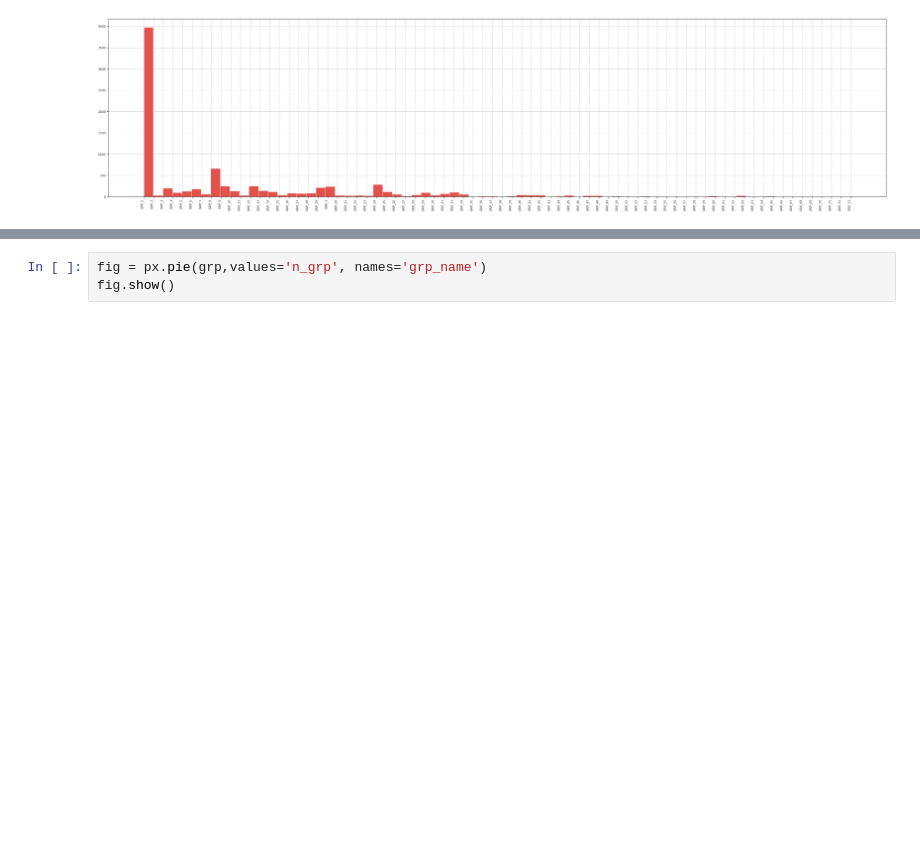
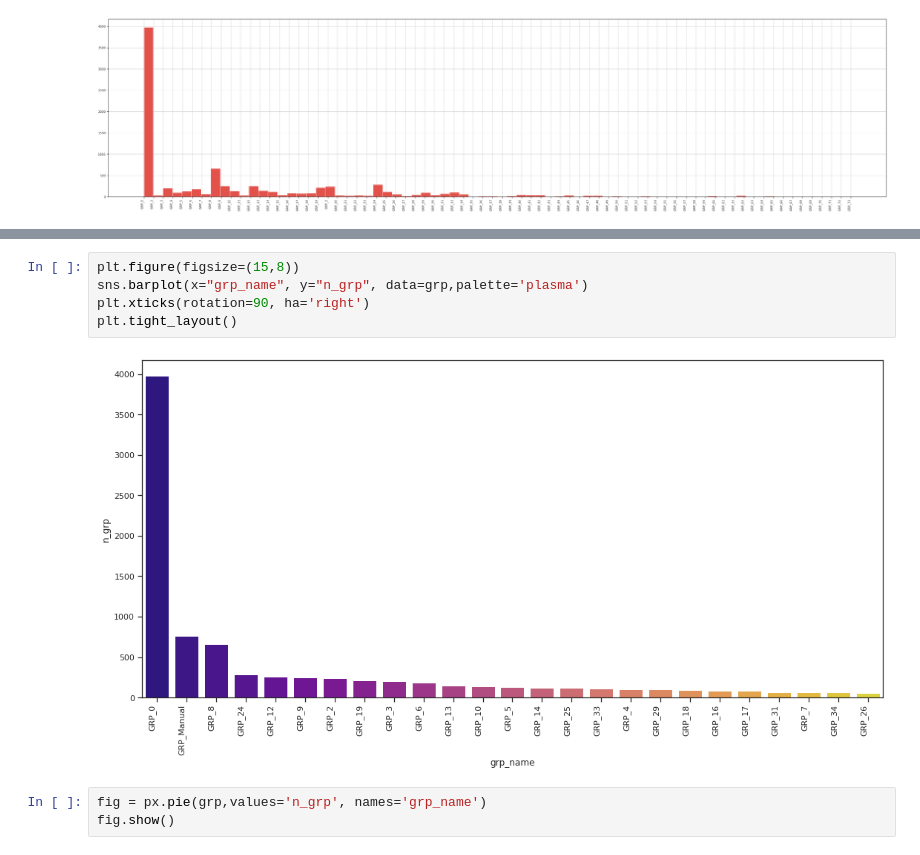
Before and after one commit to GLNLPGroup3/Capstone, a Jupyter notebook: EDA.ipynb, the cells around one changed output, grey strips where cells are left out. Drawn from its saved outputs; the diff is of its cells as text; blank space fills up the shorter version.

Commit message:
updated EDA file
modified some visualization and removed the text pre processing part

```diff
--- a/EDA.ipynb
+++ b/EDA.ipynb
@@ -227,3 +218,10 @@ fig.show()
+# %%
+plt.figure(figsize=(15,8))
+sns.barplot(x="grp_name", y="n_grp", data=grp,palette='plasma')
+plt.xticks(rotation=90, ha='right')
+plt.tight_layout()
+# %% [output]
+[figure, added]
 # %%
 fig = px.pie(grp,values='n_grp', names='grp_name')
 fig.show()
```
Also changed, not shown: parts of 31 cells of this notebook.
